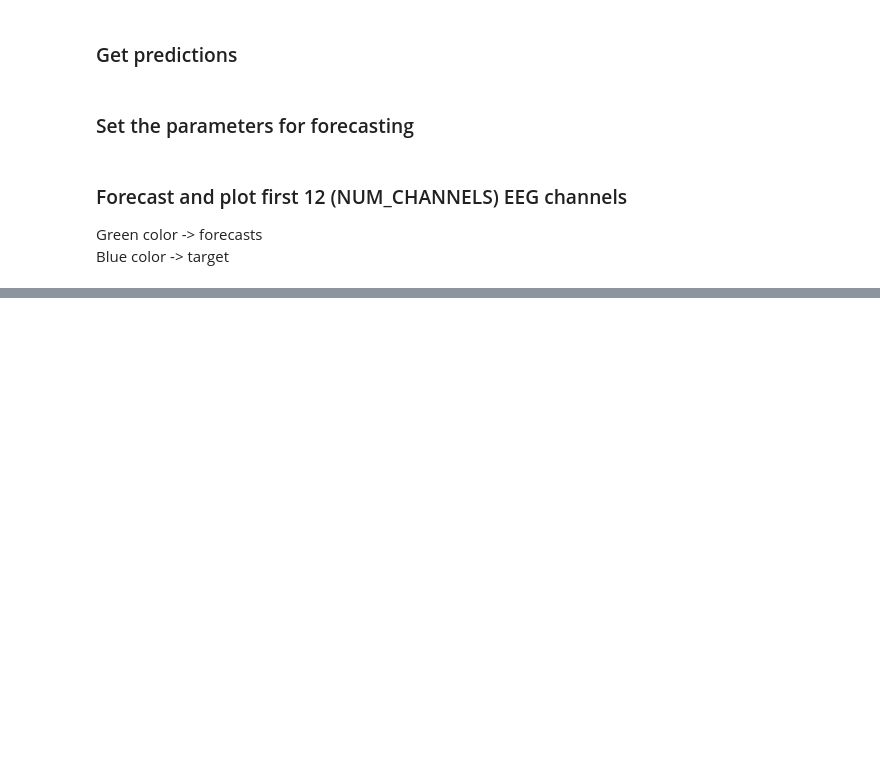
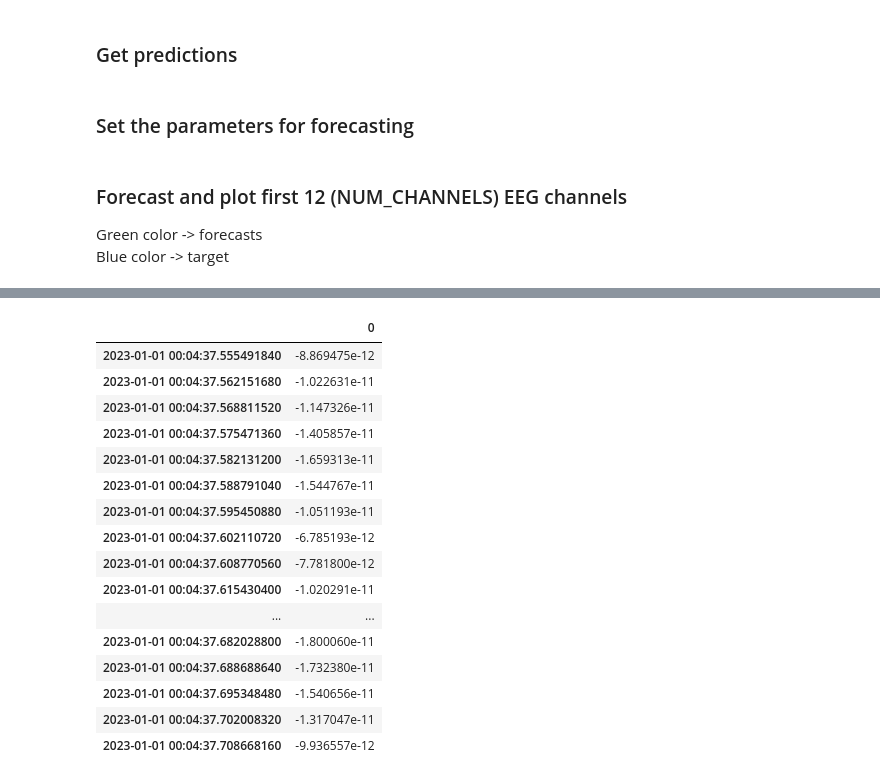
Before and after one commit to arminZolfaghari/Forescasting-EEG-Signals, a Jupyter notebook: Forecasting_EEG_Using_Lag_Llama.ipynb, the cells around one changed output, grey strips where cells are left out. Saved outputs shown, nothing was run; the diff lists cells and outputs as text; code cells hidden in the pictures; blank space fills up the shorter version.

```diff
--- a/Forecasting_EEG_Using_Lag_Llama.ipynb
+++ b/Forecasting_EEG_Using_Lag_Llama.ipynb
@@ -230,0 +329,20 @@ plt.show()
+# %%
+tss[0].iloc[-24:]
+# %% [output]
+|  | 0 |
+| 2023-01-01 00:04:37.555491840 | -8.869475e-12 |
+| 2023-01-01 00:04:37.562151680 | -1.022631e-11 |
+| 2023-01-01 00:04:37.568811520 | -1.147326e-11 |
+| 2023-01-01 00:04:37.575471360 | -1.405857e-11 |
+| 2023-01-01 00:04:37.582131200 | -1.659313e-11 |
+| 2023-01-01 00:04:37.588791040 | -1.544767e-11 |
+| 2023-01-01 00:04:37.595450880 | -1.051193e-11 |
+| 2023-01-01 00:04:37.602110720 | -6.785193e-12 |
+| 2023-01-01 00:04:37.608770560 | -7.781800e-12 |
+| 2023-01-01 00:04:37.615430400 | -1.020291e-11 |
+| ... | ... |
+| 2023-01-01 00:04:37.682028800 | -1.800060e-11 |
+| 2023-01-01 00:04:37.688688640 | -1.732380e-11 |
+| 2023-01-01 00:04:37.695348480 | -1.540656e-11 |
+| 2023-01-01 00:04:37.702008320 | -1.317047e-11 |
+| 2023-01-01 00:04:37.708668160 | -9.936557e-12 |
```
Also changed, not shown: parts of 21 cells of this notebook.
